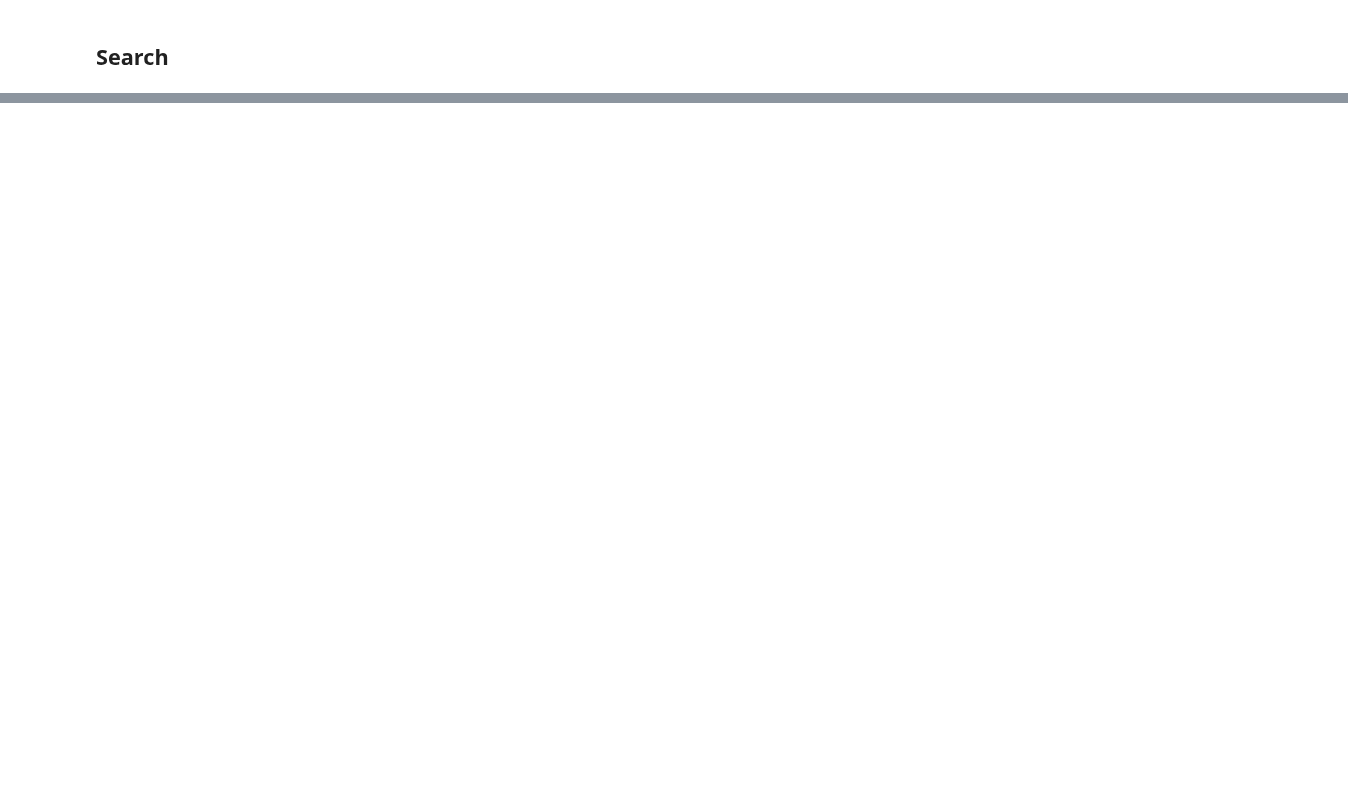
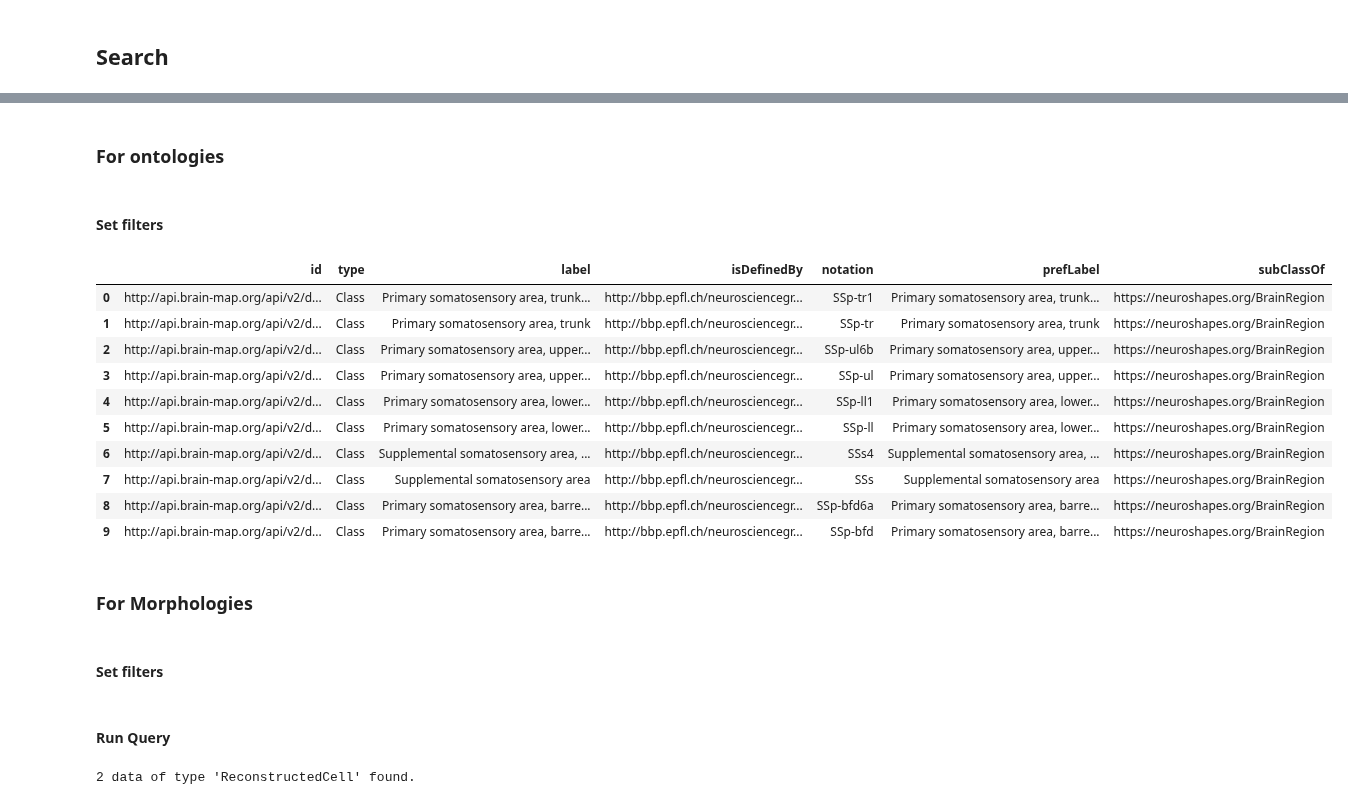
Before and after one commit to BlueBrain/nexus-forge, a Jupyter notebook: examples/notebooks/use-cases/BBP KG Search and Download.ipynb, the cells around one changed output, grey strips where cells are left out. Saved outputs shown, nothing was run; the diff lists cells and outputs as text; code cells hidden in the pictures; blank space fills up the shorter version.

Commit message:
Updated BBP KG Search and Download.ipynb
Change-Id: I0437666521bc5b017bd984a8616d990180190bf6

```diff
--- a/examples/notebooks/use-cases/BBP KG Search and Download.ipynb
+++ b/examples/notebooks/use-cases/BBP KG Search and Download.ipynb
@@ -15,18 +53,30 @@ config = {
     "Model": {
 		"name": "RdfModel",
 		"origin": "directory",
-		"source": "./neuroshapes/shapes/",
-		"context": {
-            # FIXME
-			"iri": "<FIXME>",
-		},
+		"source": "./neuroshapes/shapes/neurosciencegraph/commons/",
+        "context":{
+            "iri":"./neuroshapes_context.json"
+        }
 	},
 	"Store": {
         "name": "BlueBrainNexus",
 		"endpoint": "https://bbp.epfl.ch/nexus/v1",
-        "bucket": f"bbp/{PROJECT}",
+        "bucket": f"{ORG}/{PROJECT}",
 		"token": TOKEN,
 	},
+    "Resolvers":{
+        "ontology":[{
+            "resolver":"OntologyResolver",
+            "origin":"store",
+            "source":"BlueBrainNexus",
+            "targets":[{
+                "identifier":"terms",
+                "bucket":"neurosciencegraph/datamodels"
+            }],
+            "result_resource_mapping":"../../../examples/configurations/nexus-resolver/term-to-resource-mapping.hjson"
+        }]
+    }
+
 }
 # %%
 forge = KnowledgeGraphForge(config)
@@ -56,0 +90,30 @@ forge.download(data, "distribution.contentUrl", dirpath)
+# %% [markdown]
+### For ontologies
+# %% [markdown]
+#### Set filters
+# %%
+# Supported filters for the time being are:
+from kgforge.core.commons.strategies import ResolvingStrategy
+text = "somatosensory"
+limit=10
+# %%
+# other Search strategy can be ResolvingStrategy.BEST_MATCH, ResolvingStrategy.EXACT_MATCH
+brain_region = forge.resolve(text, scope="ontology", target="terms", strategy=ResolvingStrategy.ALL_MATCHES, limit=limit)
+# %%
+forge.as_dataframe(brain_region).head(100)
+# %% [output]
+|  | id | type | label | isDefinedBy | notation | prefLabel | subClassOf |
+| 0 | http://api.brain-map.org/api/v2/d... | Class | Primary somatosensory area, trunk... | http://bbp.epfl.ch/neurosciencegr... | SSp-tr1 | Primary somatosensory area, trunk... | https://neuroshapes.org/BrainRegion |
+| 1 | http://api.brain-map.org/api/v2/d... | Class | Primary somatosensory area, trunk | http://bbp.epfl.ch/neurosciencegr... | SSp-tr | Primary somatosensory area, trunk | https://neuroshapes.org/BrainRegion |
+| 2 | http://api.brain-map.org/api/v2/d... | Class | Primary somatosensory area, upper... | http://bbp.epfl.ch/neurosciencegr... | SSp-ul6b | Primary somatosensory area, upper... | https://neuroshapes.org/BrainRegion |
+| 3 | http://api.brain-map.org/api/v2/d... | Class | Primary somatosensory area, upper... | http://bbp.epfl.ch/neurosciencegr... | SSp-ul | Primary somatosensory area, upper... | https://neuroshapes.org/BrainRegion |
+| 4 | http://api.brain-map.org/api/v2/d... | Class | Primary somatosensory area, lower... | http://bbp.epfl.ch/neurosciencegr... | SSp-ll1 | Primary somatosensory area, lower... | https://neuroshapes.org/BrainRegion |
+| 5 | http://api.brain-map.org/api/v2/d... | Class | Primary somatosensory area, lower... | http://bbp.epfl.ch/neurosciencegr... | SSp-ll | Primary somatosensory area, lower... | https://neuroshapes.org/BrainRegion |
+| 6 | http://api.brain-map.org/api/v2/d... | Class | Supplemental somatosensory area, ... | http://bbp.epfl.ch/neurosciencegr... | SSs4 | Supplemental somatosensory area, ... | https://neuroshapes.org/BrainRegion |
+| 7 | http://api.brain-map.org/api/v2/d... | Class | Supplemental somatosensory area | http://bbp.epfl.ch/neurosciencegr... | SSs | Supplemental somatosensory area | https://neuroshapes.org/BrainRegion |
+| 8 | http://api.brain-map.org/api/v2/d... | Class | Primary somatosensory area, barre... | http://bbp.epfl.ch/neurosciencegr... | SSp-bfd6a | Primary somatosensory area, barre... | https://neuroshapes.org/BrainRegion |
+| 9 | http://api.brain-map.org/api/v2/d... | Class | Primary somatosensory area, barre... | http://bbp.epfl.ch/neurosciencegr... | SSp-bfd | Primary somatosensory area, barre... | https://neuroshapes.org/BrainRegion |
+# %% [markdown]
+### For Morphologies
+# %% [markdown]
+#### Set filters
@@ -56,0 +129,15 @@ forge.download(data, "distribution.contentUrl", dirpath)
+# %% [markdown]
+#### Run Query
+# %%
+path = forge.paths("Dataset") # to have autocompletion on the properties
+data = forge.search(path.type == _type,
+                    path.annotation.hasBody.type ==classification_type,
+                    path.annotation.hasBody.label ==mType,
+                    path.brainLocation.brainRegion.label == brainRegion,
+                    path.brainLocation.layer.label == layer,
+                    path.distribution.encodingFormat == encodingFormat,
+                    limit=limit)
+
+print(str(len(data))+" data of type '"+_type+"' found.")
+# %% [output]
+2 data of type 'ReconstructedCell' found.
```
Also changed, not shown: parts of 68 cells of this notebook, 3 other files.
